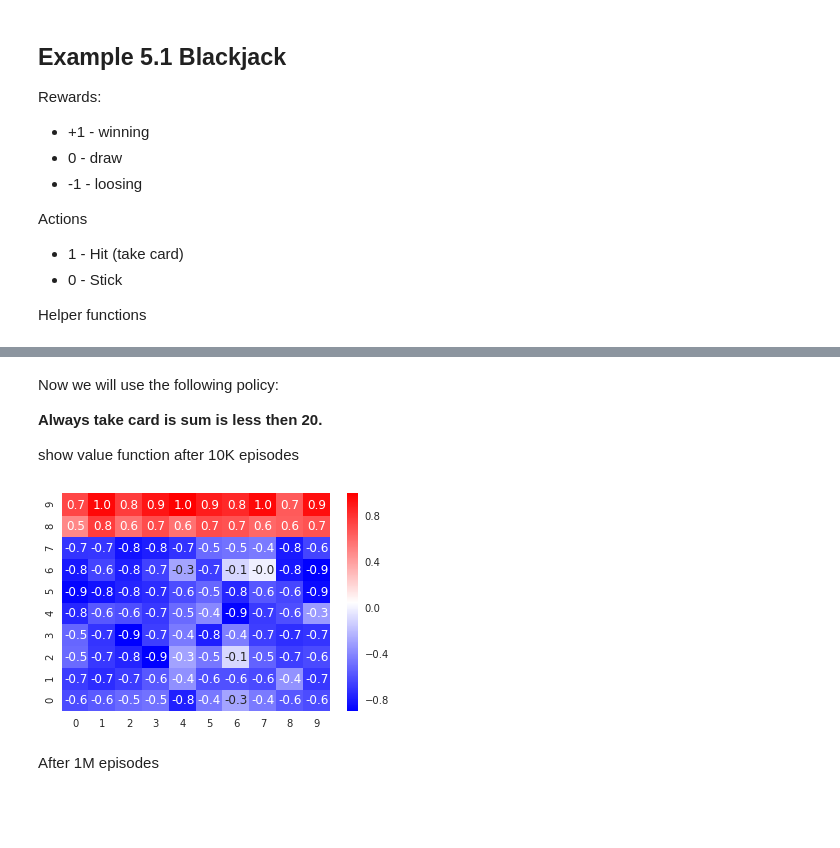
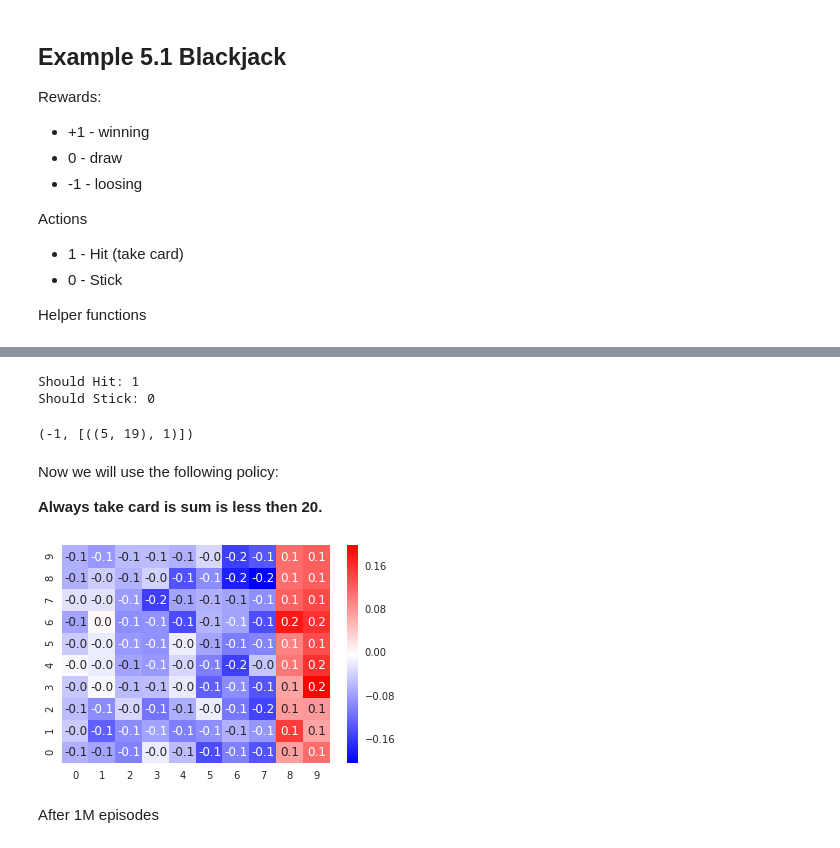
Before and after one commit to klangner/reinforcement-learning, a Jupyter notebook: notebooks/Reinforcement Learning: An Introduction Book/Chapter 5 Monte Carlo Methods.ipynb, the cells around one changed output, grey strips where cells are left out. Cells and saved outputs as stored; diff of their text form; code cells hidden in the pictures; blank space fills up the shorter version.

```diff
--- a/notebooks/Reinforcement Learning: An Introduction Book/Chapter 5 Monte Carlo Methods.ipynb
+++ b/notebooks/Reinforcement Learning: An Introduction Book/Chapter 5 Monte Carlo Methods.ipynb
@@ -105,21 +133,27 @@ play_episode(random_state(), NaiveAgent())
+# %%
+agent = PredictionAgent()
+print('Should Hit: %d' % agent.choose_action((5, 19)))
+print('Should Stick: %d' % agent.choose_action((0, 20)))
+play_episode((5, 19), agent)
+# %% [output]
+Should Hit: 1
+Should Stick: 0
+(-1, [((5, 19), 1)])
 # %% [markdown]
 Now we will use the following policy:
 
 **Always take card is sum is less then 20.**
-
-show value function after 10K episodes
-# %%
-V = np.zeros((10, 10))
-alpha = 0.1
-for _ in range(10**4):
-    start_state = random_state()
-    r, states = play_episode(start_state, NaiveAgent())
-    d = start_state[0]-1
-    for s in states:
-        V[s,d] = V[s,d] + alpha * (r - V[s,d])
-
-plot_values(V)
-# %% [output]
-[figure, removed]
+# %%
+def simulate(agent, num_episodes):
+    for _ in range(num_episodes):
+        start_state = random_state()
+        r, trace = play_episode(start_state, agent)
+        agent.learn(r, trace)
+
+    plot_values(agent.get_values())
+# %%
+simulate(PredictionAgent(0.01), 10**3)
+# %% [output]
+[figure, added]
 # %% [markdown]
 After 1M episodes
```
Also changed, not shown: parts of 8 cells of this notebook.
